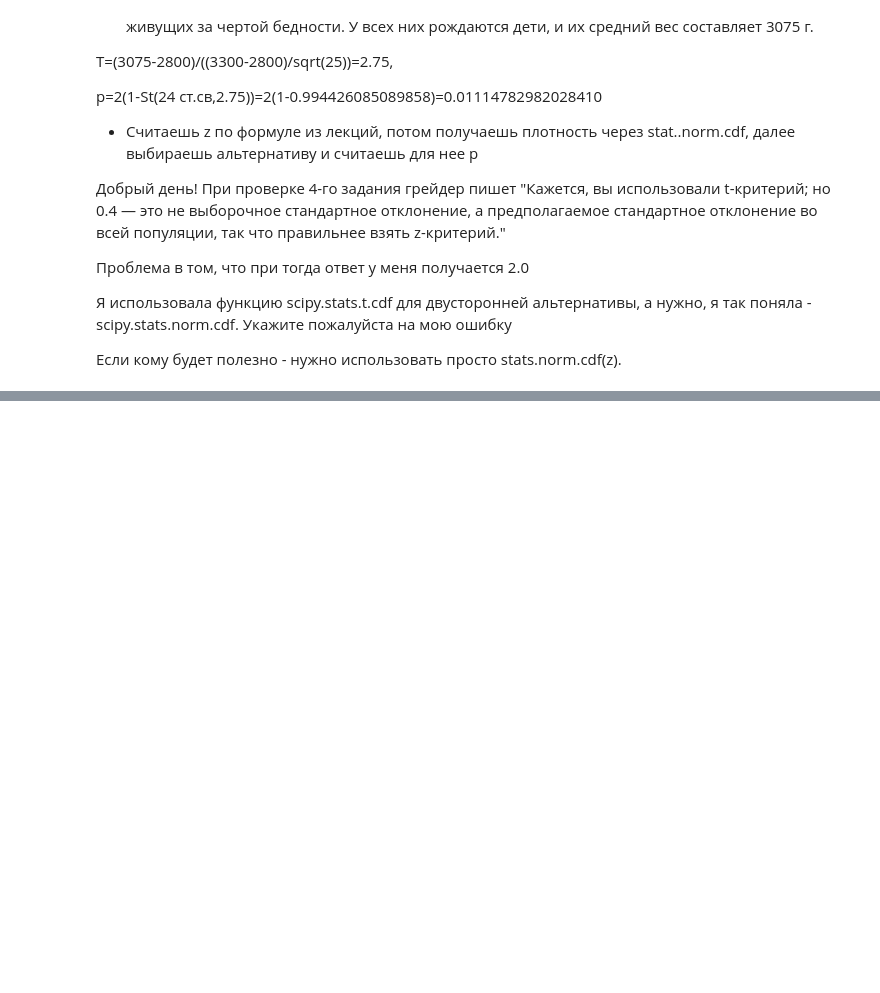
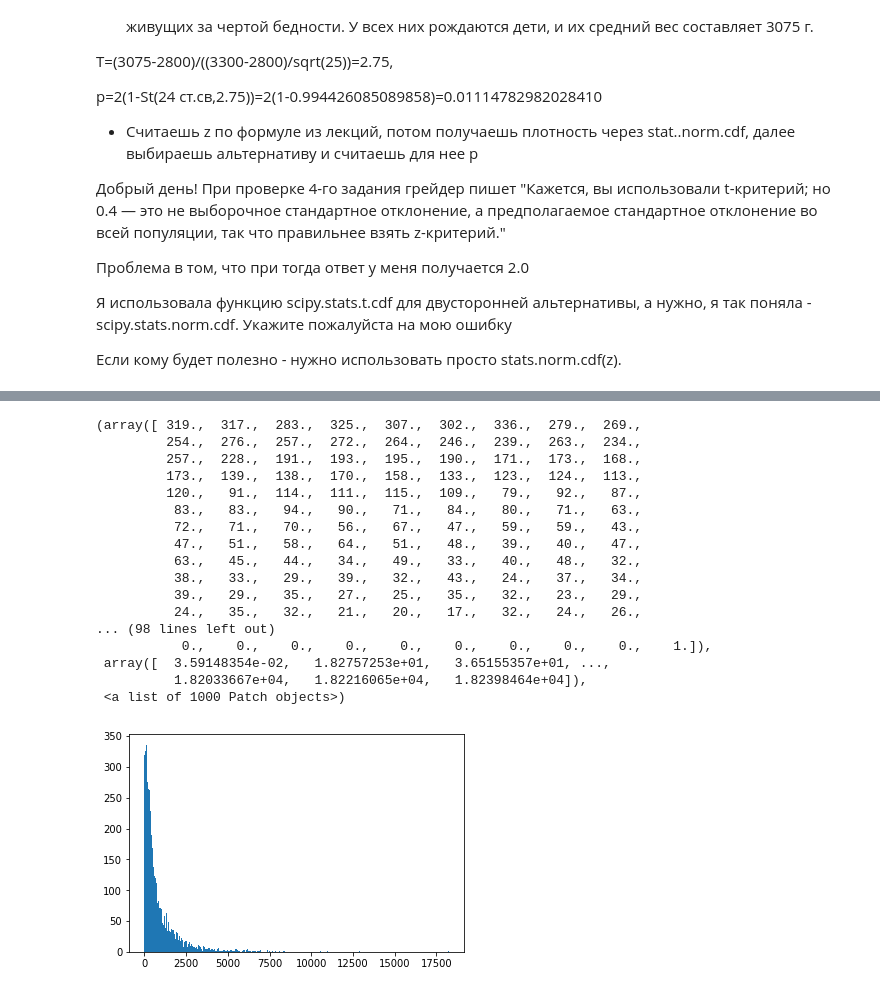
Before and after one commit to igor-storozhev/coursera-cmp4, a Jupyter notebook: w2/q1.ipynb, the cells around one changed output, grey strips where cells are left out. Cells and saved outputs as stored; diff of their text form; code cells hidden in the pictures; blank space fills up the shorter version.

```diff
--- a/w2/q1.ipynb
+++ b/w2/q1.ipynb
@@ -55,0 +135,3 @@ p
+# %%
+linear_sub = abs(y_test - linear_pred)
+linear_sub.head()
@@ -55,0 +199,21 @@ p
+# %%
+pylab.hist(linear_sub, bins=1000)
+# %% [output]
+(array([ 319.,  317.,  283.,  325.,  307.,  302.,  336.,  279.,  269.,
+         254.,  276.,  257.,  272.,  264.,  246.,  239.,  263.,  234.,
+         257.,  228.,  191.,  193.,  195.,  190.,  171.,  173.,  168.,
+         173.,  139.,  138.,  170.,  158.,  133.,  123.,  124.,  113.,
+         120.,   91.,  114.,  111.,  115.,  109.,   79.,   92.,   87.,
+          83.,   83.,   94.,   90.,   71.,   84.,   80.,   71.,   63.,
+          72.,   71.,   70.,   56.,   67.,   47.,   59.,   59.,   43.,
+          47.,   51.,   58.,   64.,   51.,   48.,   39.,   40.,   47.,
+          63.,   45.,   44.,   34.,   49.,   33.,   40.,   48.,   32.,
+          38.,   33.,   29.,   39.,   32.,   43.,   24.,   37.,   34.,
+          39.,   29.,   35.,   27.,   25.,   35.,   32.,   23.,   29.,
+          24.,   35.,   32.,   21.,   20.,   17.,   32.,   24.,   26.,
+... (98 lines left out)
+           0.,    0.,    0.,    0.,    0.,    0.,    0.,    0.,    0.,    1.]),
+ array([  3.59148354e-02,   1.82757253e+01,   3.65155357e+01, ...,
+          1.82033667e+04,   1.82216065e+04,   1.82398464e+04]),
+ <a list of 1000 Patch objects>)
+[figure, added]
```
Also changed, not shown: parts of 53 cells of this notebook, 5 other files.
